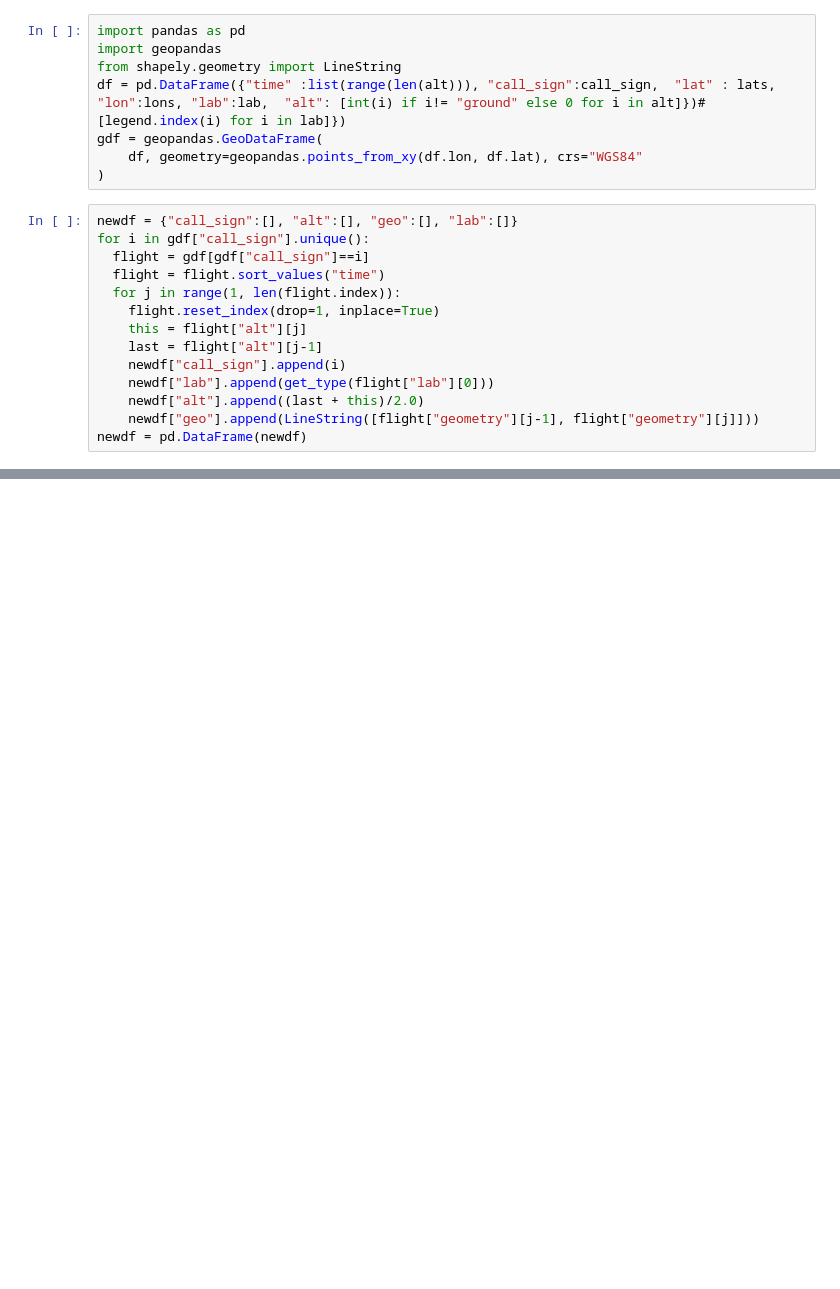
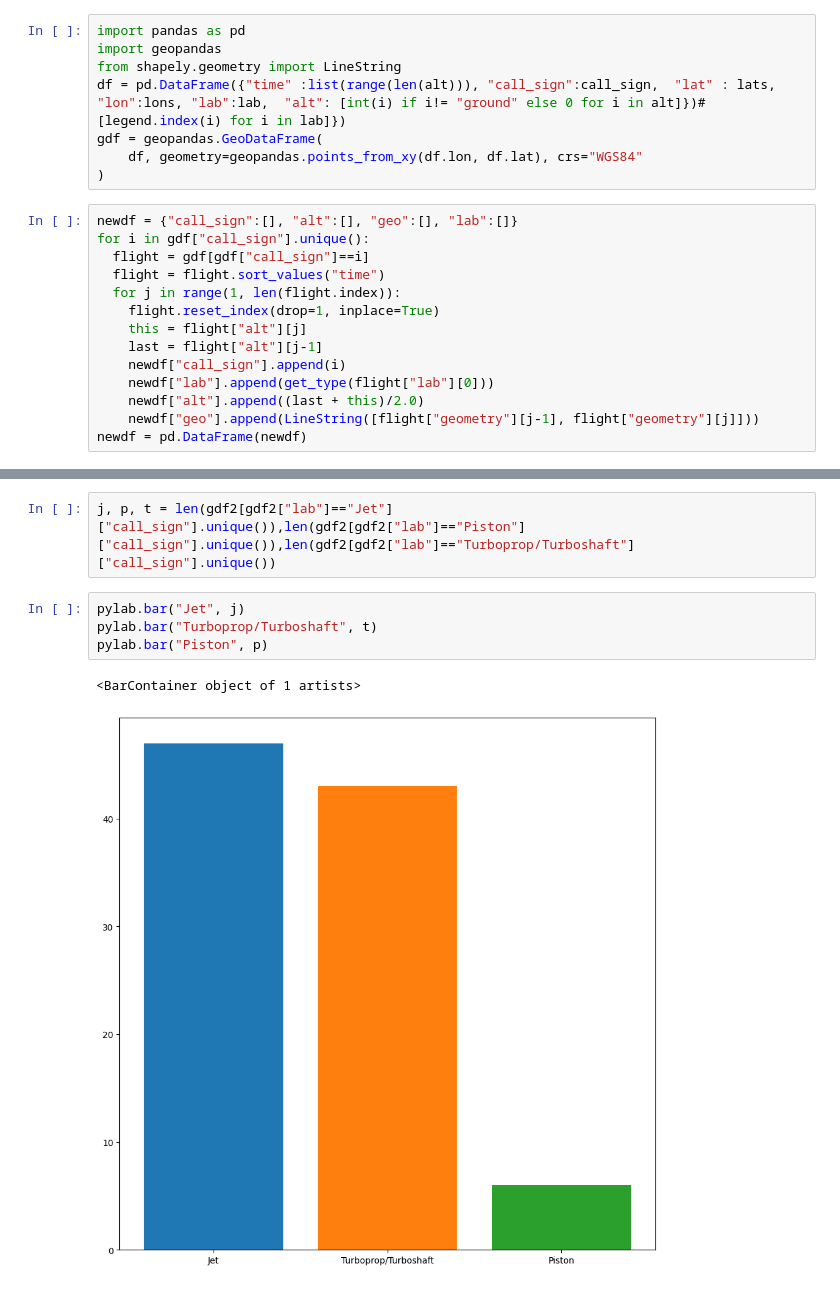
Before and after one commit to weathon/CHEM434, a Jupyter notebook: ADSB.ipynb, the cells around one changed output, grey strips where cells are left out. Cells and saved outputs as stored; diff of their text form; blank space fills up the shorter version.

```diff
--- a/ADSB.ipynb
+++ b/ADSB.ipynb
@@ -132,0 +135,9 @@ pylab.axis("off")
+# %%
+j, p, t = len(gdf2[gdf2["lab"]=="Jet"]["call_sign"].unique()),len(gdf2[gdf2["lab"]=="Piston"]["call_sign"].unique()),len(gdf2[gdf2["lab"]=="Turboprop/Turboshaft"]["call_sign"].unique())
+# %%
+pylab.bar("Jet", j)
+pylab.bar("Turboprop/Turboshaft", t)
+pylab.bar("Piston", p)
+# %% [output]
+<BarContainer object of 1 artists>
+[figure, added]
```
Also changed, not shown: parts of 9 cells of this notebook.
